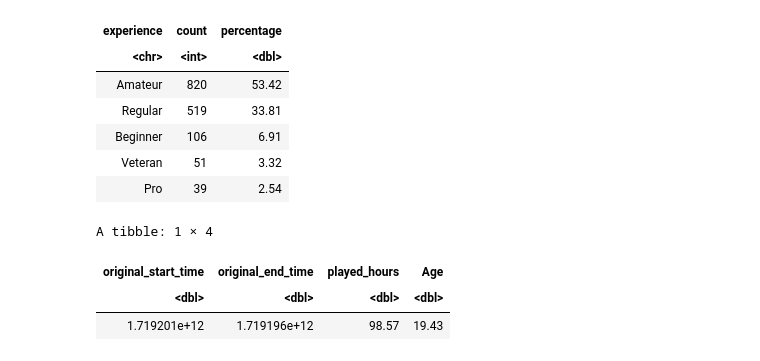
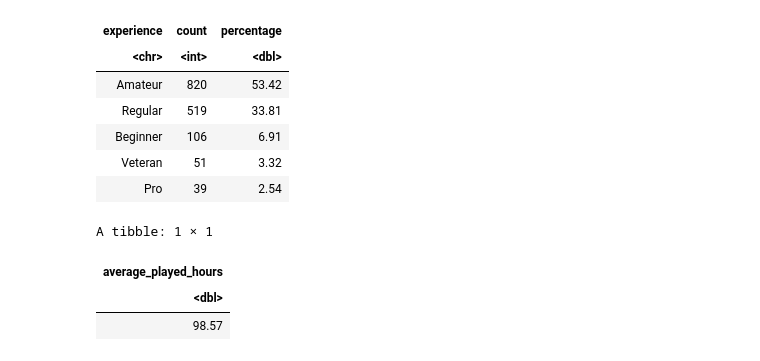
Before and after one commit to chhloe07/dsci100-project, a Jupyter notebook: Project_Planning_Stage.ipynb, the cells around one changed output. Cells and saved outputs as stored; diff of their text form; code cells hidden in the pictures.

```diff
--- a/Project_Planning_Stage.ipynb
+++ b/Project_Planning_Stage.ipynb
@@ -18,6 +7,6 @@ library(tidyverse)
 # %%
-sessions <- read_csv("dsci100-project/sessions.csv")
-players <- read_csv("dsci100-project/players.csv")
+sessions <- read_csv("data/sessions.csv")
+players <- read_csv("data/players.csv")
 # %% [output]
 Rows: 1535 Columns: 5
 ── Column specification ────────────────────────────────────────────────────────
@@ -103,11 +123,11 @@ A tibble: 5 × 3
 | Veteran | 51 | 3.32 |
 | Pro | 39 | 2.54 |
 # %%
-average_across <- combined_data |>
-  summarize(across(where(is.numeric), ~round(mean(.x, na.rm = TRUE), 2)))
-average_across
+average_played_hours <- combined_data |>
+  summarize(average_played_hours = round(mean(played_hours, na.rm = TRUE), 2))
+average_played_hours
 # %% [output]
-A tibble: 1 × 4
+A tibble: 1 × 1
-| original_start_time | original_end_time | played_hours | Age |
-| <dbl> | <dbl> | <dbl> | <dbl> |
-| 1.719201e+12 | 1.719196e+12 | 98.57 | 19.43 |
+| average_played_hours |
+| <dbl> |
+| 98.57 |
```
Also changed, not shown: parts of 14 cells of this notebook.
